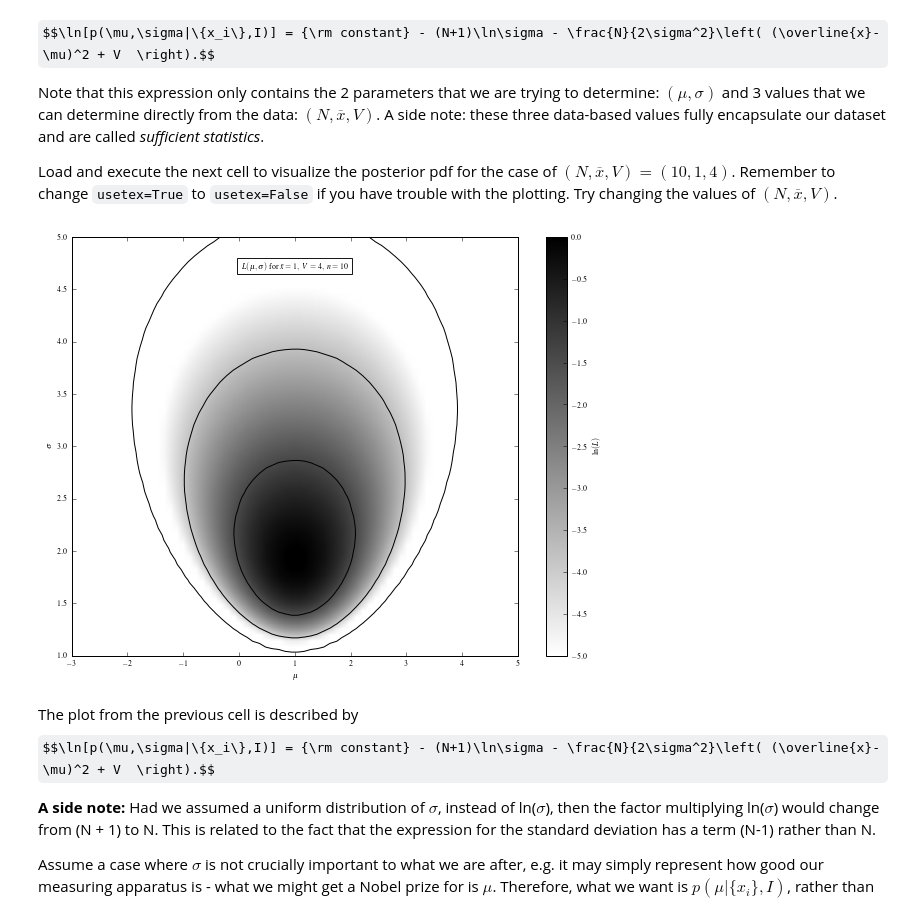
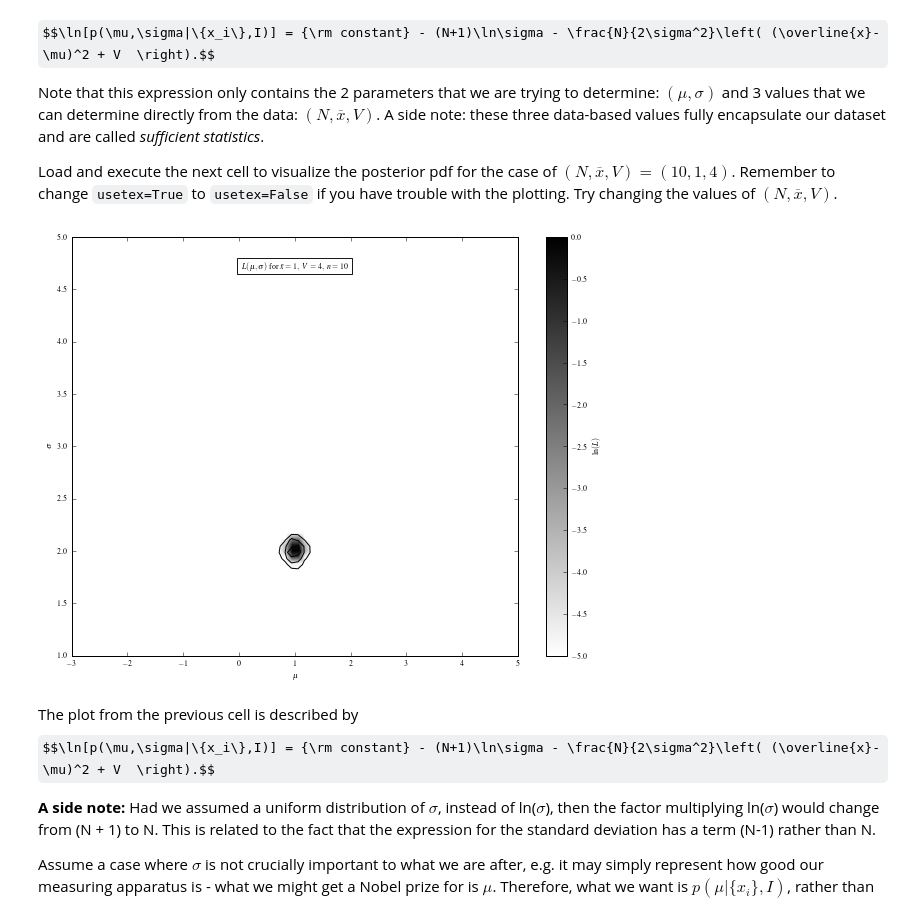
Before and after one commit to dirac-institute/uw-astr598-w18, a Jupyter notebook: lectures/Week-4-Tue.ipynb, the cells around one changed output. Saved outputs shown, nothing was run; the diff lists cells and outputs as text; code cells hidden in the pictures; some formulas as TeX source.

```diff
--- a/lectures/Week-4-Tue.ipynb
+++ b/lectures/Week-4-Tue.ipynb
@@ -520,35 +520,35 @@ sigma = np.linspace(1, 5, 70)
 mu = np.linspace(-3, 5, 70)
 xbar = 1
 V = 4
-n = 10
+n = 1000
 
 logL = gauss_logL(xbar, V, n, sigma[:, np.newaxis], mu)
 logL -= logL.max()
 
 #------------------------------------------------------------
 # Plot the results
 fig = plt.figure(figsize=(10, 7.5))
 plt.imshow(logL, origin='lower',
            extent=(mu[0], mu[-1], sigma[0], sigma[-1]),
            cmap=plt.cm.binary,
            aspect='auto')
 plt.colorbar().set_label(r'$\ln(L)$')
 plt.clim(-5, 0)
 
 plt.contour(mu, sigma, convert_to_stdev(logL),
             levels=(0.683, 0.955, 0.997),
             colors='k')
 
 plt.text(0.5, 0.93, r'$L(\mu,\sigma)\ \mathrm{for}\ \bar{x}=1,\ V=4,\ n=10$',
          bbox=dict(ec='k', fc='w', alpha=0.9),
          ha='center', va='center', transform=plt.gca().transAxes)
 
 plt.xlabel(r'$\mu$')
 plt.ylabel(r'$\sigma$')
 
 plt.show()
 # %% [output]
-[figure, old version]
+[figure, new version]
 # %% [markdown]
 
 The plot from the previous cell is described by
```
Also changed, not shown: 11 other files.
